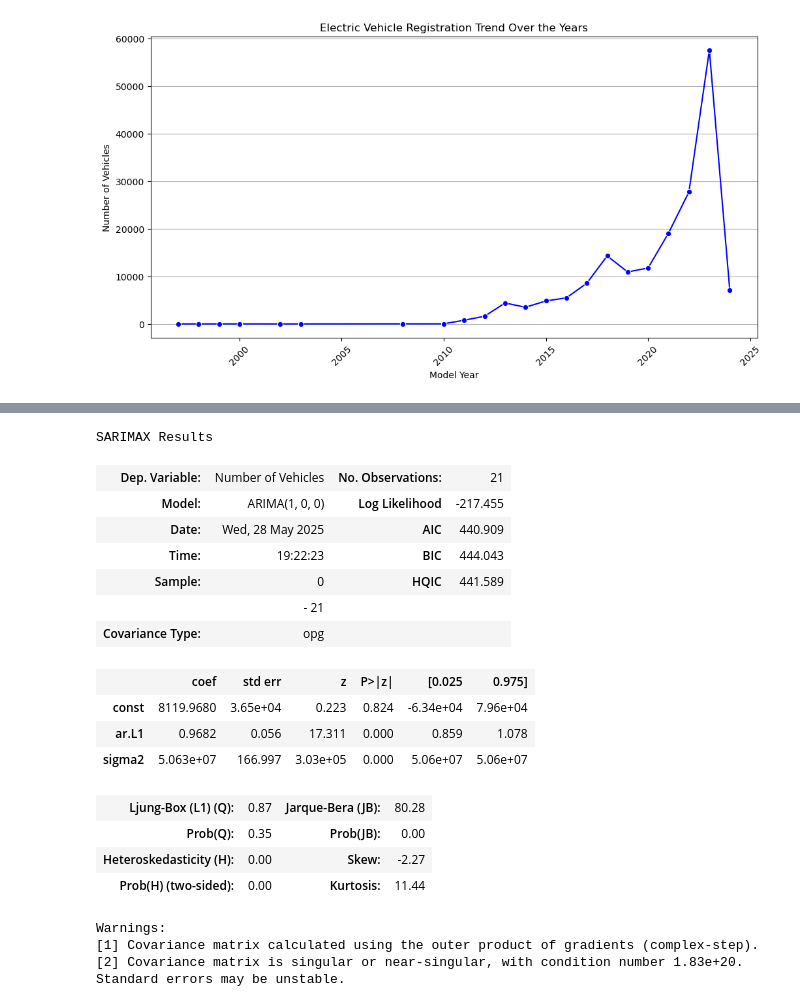
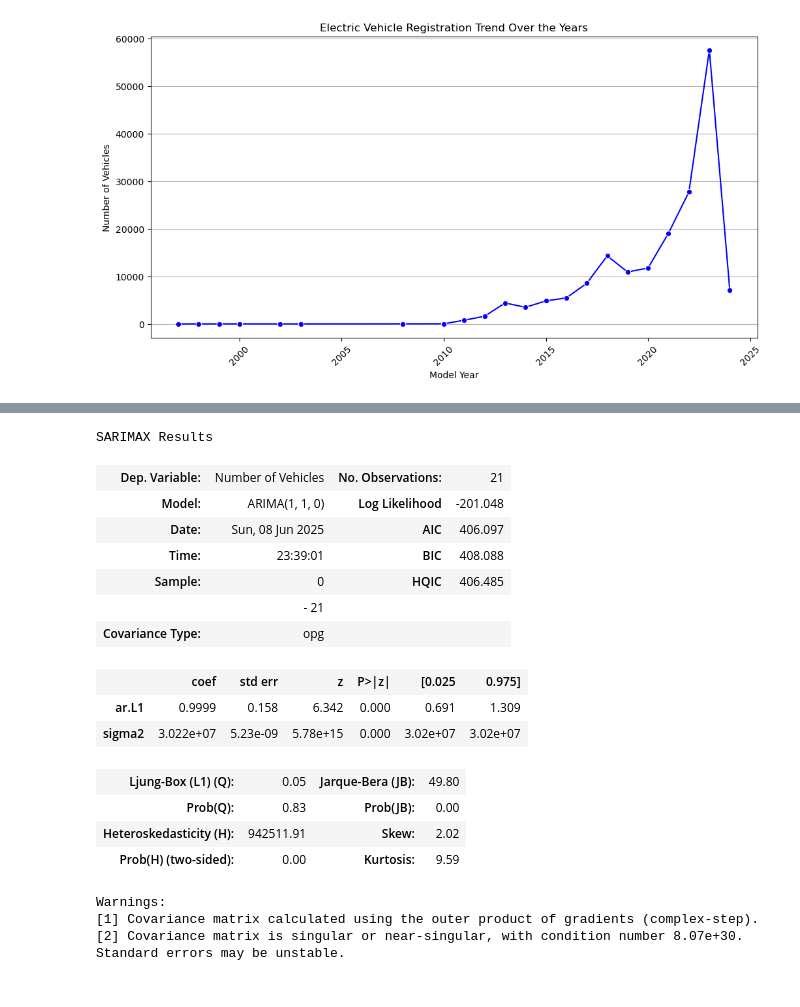
Before and after one commit to Antu4n/Electric-Vehicle-Market-Size-Case-Study, a Jupyter notebook: main.ipynb, the cells around one changed output, grey strips where cells are left out. Cells and saved outputs as stored; diff of their text form; code cells hidden in the pictures.

```diff
--- a/main.ipynb
+++ b/main.ipynb
@@ -289,3 +289,4 @@ test_data = years_trend[split:]
 # %%
 train_data.shape, test_data.shape
 train_data.set_index('Model Year', inplace=True)
+train_data.sort_index(inplace=True)
@@ -344,28 +329,27 @@ train_data
 # %%
 #fit the ARIMA model
-model = ARIMA(train_data['Number of Vehicles'], order=(1, 0, 0))
+model = ARIMA(train_data['Number of Vehicles'], order=(1, 1, 0))
 model_fit = model.fit()
 model_fit.summary()
 # %% [output]
 SARIMAX Results
 | Dep. Variable: | Number of Vehicles | No. Observations: | 21 |
-| Model: | ARIMA(1, 0, 0) | Log Likelihood | -217.455 |
-| Date: | Wed, 28 May 2025 | AIC | 440.909 |
-| Time: | 19:22:23 | BIC | 444.043 |
-| Sample: | 0 | HQIC | 441.589 |
+| Model: | ARIMA(1, 1, 0) | Log Likelihood | -201.048 |
+| Date: | Sun, 08 Jun 2025 | AIC | 406.097 |
+| Time: | 23:39:01 | BIC | 408.088 |
+| Sample: | 0 | HQIC | 406.485 |
 |  | - 21 |  |  |
 | Covariance Type: | opg |  |  |
 |  | coef | std err | z | P>|z| | [0.025 | 0.975] |
-| const | 8119.9680 | 3.65e+04 | 0.223 | 0.824 | -6.34e+04 | 7.96e+04 |
-| ar.L1 | 0.9682 | 0.056 | 17.311 | 0.000 | 0.859 | 1.078 |
-| sigma2 | 5.063e+07 | 166.997 | 3.03e+05 | 0.000 | 5.06e+07 | 5.06e+07 |
+| ar.L1 | 0.9999 | 0.158 | 6.342 | 0.000 | 0.691 | 1.309 |
+| sigma2 | 3.022e+07 | 5.23e-09 | 5.78e+15 | 0.000 | 3.02e+07 | 3.02e+07 |
-| Ljung-Box (L1) (Q): | 0.87 | Jarque-Bera (JB): | 80.28 |
-| Prob(Q): | 0.35 | Prob(JB): | 0.00 |
-| Heteroskedasticity (H): | 0.00 | Skew: | -2.27 |
-| Prob(H) (two-sided): | 0.00 | Kurtosis: | 11.44 |
+| Ljung-Box (L1) (Q): | 0.05 | Jarque-Bera (JB): | 49.80 |
+| Prob(Q): | 0.83 | Prob(JB): | 0.00 |
+| Heteroskedasticity (H): | 942511.91 | Skew: | 2.02 |
+| Prob(H) (two-sided): | 0.00 | Kurtosis: | 9.59 |
 Warnings:
 [1] Covariance matrix calculated using the outer product of gradients (complex-step).
-[2] Covariance matrix is singular or near-singular, with condition number 1.83e+20. Standard errors may be unstable.
+[2] Covariance matrix is singular or near-singular, with condition number 8.07e+30. Standard errors may be unstable.
 # %%
 train_data.reset_index(inplace=True)
 # %%
```
Also changed, not shown: parts of 11 cells of this notebook.
